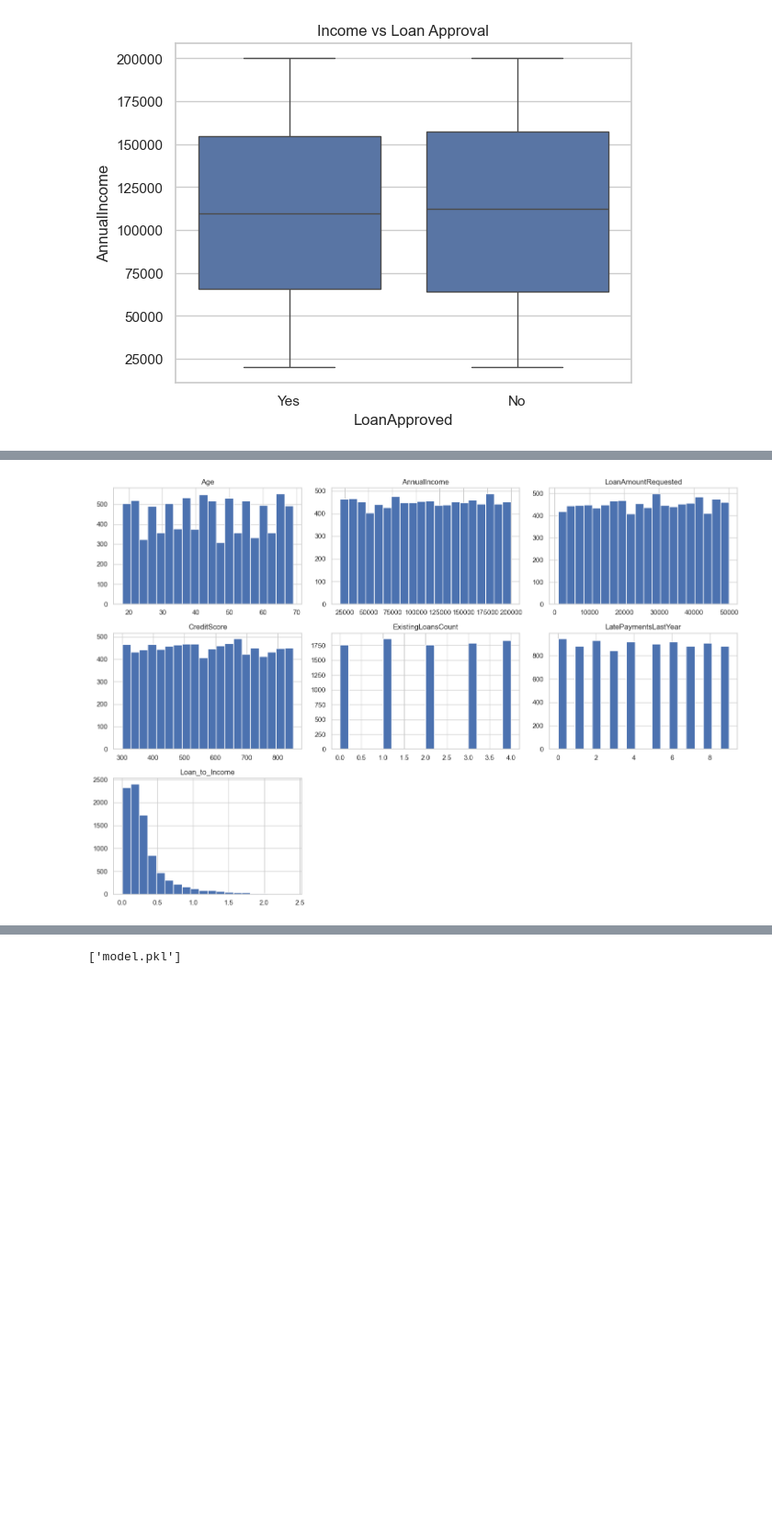
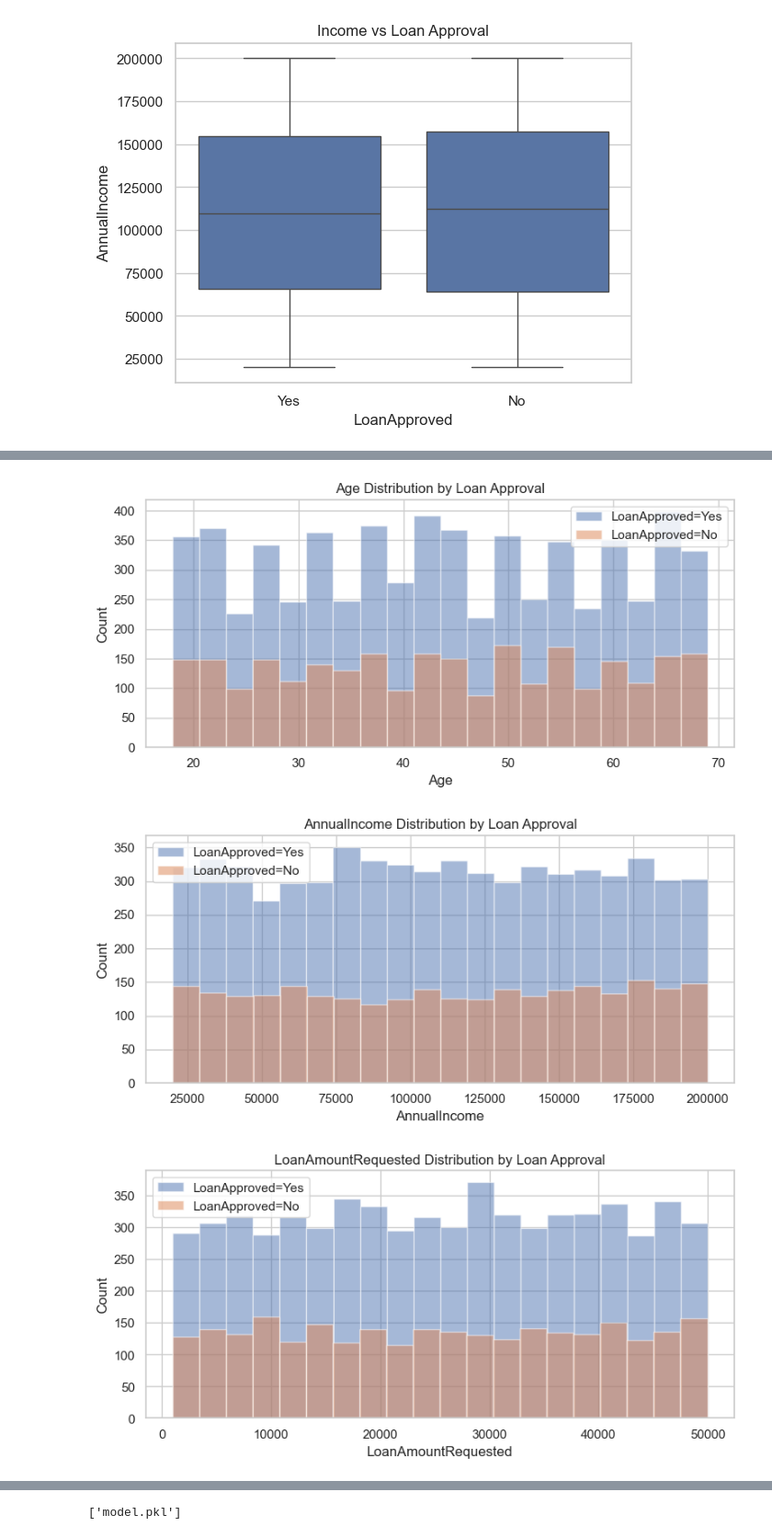
Before and after one commit to sunichayalai/mld, a Jupyter notebook: loan.ipynb, the cells around one changed output, grey strips where cells are left out. Shown at 92% size. Drawn from its saved outputs; the diff is of its cells as text; code cells hidden in the pictures; blank space fills up the shorter version.

```diff
--- a/loan.ipynb
+++ b/loan.ipynb
@@ -95,9 +124,12 @@ df['LoanAmountRequested'] = pd.to_numeric(df['LoanAmountRequested'], errors='coe
 
 df['Loan_to_Income'] = df['LoanAmountRequested'] / (df['AnnualIncome'] + 1)
 
+df[['LoanAmountRequested', 'AnnualIncome', 'Loan_to_Income']].head()
+
+df['Debt_to_Income'] = df['ExistingLoansCount'] * df['LoanAmountRequested'] / df['AnnualIncome']
+
 df['Loan_to_Income'].fillna(df['Loan_to_Income'].median(), inplace=True)
-
-df[['LoanAmountRequested', 'AnnualIncome', 'Loan_to_Income']].head()
+df['Debt_to_Income'].fillna(df['Debt_to_Income'].median(), inplace=True)
 # %% [output]
 The behavior will change in pandas 3.0. This inplace method will never work because the intermediate object on which we are setting values always behaves as a copy.
 
@@ -142,7 +182,18 @@ There are no visible difference in median or spread so income is likely not a st
 # %%
-# Histogram for numeric columns
-df.hist(bins=20, figsize=(15,10))
-plt.tight_layout()
-plt.show()
+numeric_cols = df.select_dtypes(include='number').columns
+
+for col in numeric_cols:
+    plt.figure(figsize=(8, 4))
+    for status in df['LoanApproved'].unique():
+        subset = df[df['LoanApproved'] == status]
+        plt.hist(subset[col], bins=20, alpha=0.5, label=f'LoanApproved={status}')
+    plt.xlabel(col)
+    plt.ylabel('Count')
+    plt.title(f'{col} Distribution by Loan Approval')
+    plt.legend()
+    plt.tight_layout()
+    plt.show()
 # %% [output]
-[figure, old version]
+[figure, new version]
+[figure, added]
+[figure, added]
```
Also changed, not shown: parts of 111 cells of this notebook, 2 other files.
